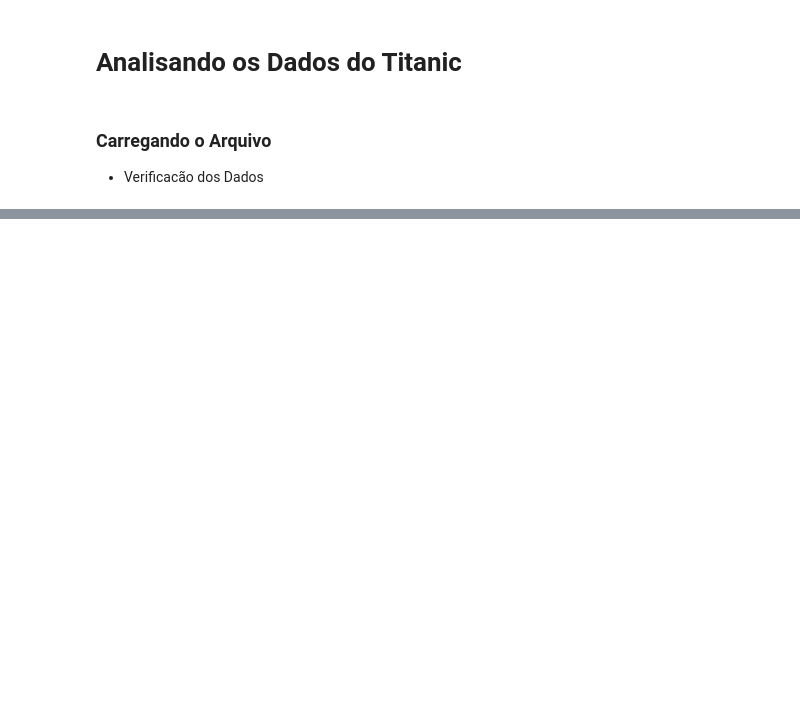
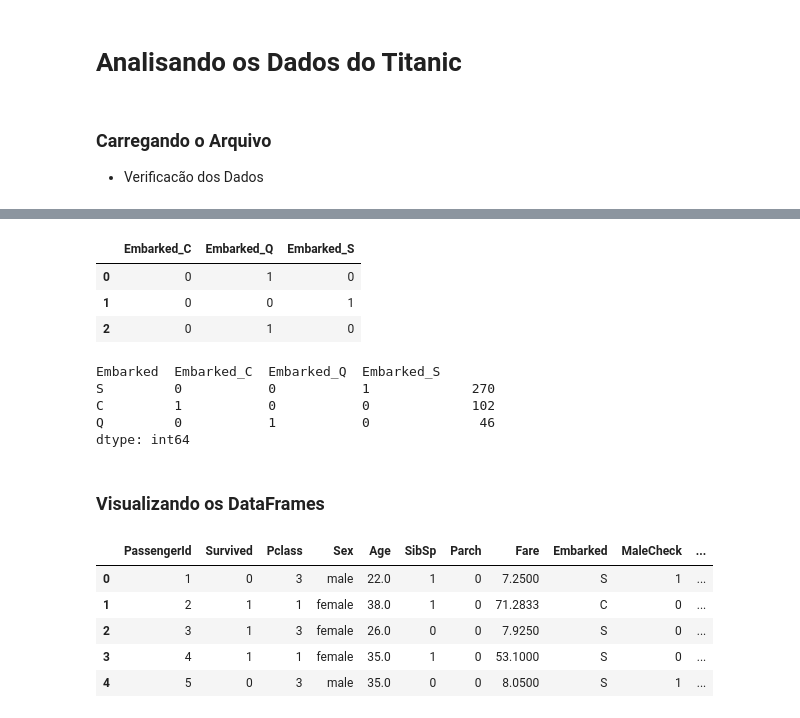
Before and after one commit to alexendrios/dashboard_titanic, a Jupyter notebook: titanic/titanic.ipynb, the cells around one changed output, grey strips where cells are left out. Saved outputs shown, nothing was run; the diff lists cells and outputs as text; code cells hidden in the pictures; blank space fills up the shorter version.

```diff
--- a/titanic/titanic.ipynb
+++ b/titanic/titanic.ipynb
@@ -95,0 +199,2 @@ Porcentagens Age -> Dados Nulos: 25.9%
+# %%
+treino.loc[treino.Embarked.isnull(),'Embarked'] = treino.Embarked.mode()[0]
@@ -95,0 +463,6 @@ Porcentagens Age -> Dados Nulos: 25.9%
+# %%
+# Usando uma lambda function para fazer esse tratamento
+treino['MaleCheck'] = treino.Sex.apply(lambda x: 1 if x == 'male' else 0)
+
+# Verificando os valores
+treino[['Sex','MaleCheck']].value_counts()
@@ -95,0 +478,16 @@ Porcentagens Age -> Dados Nulos: 25.9%
+# %%
+# Criando o encoder
+ohe = OneHotEncoder(handle_unknown='ignore', dtype='int32')
+
+# Fazendo o fit com os dados
+ohe.fit(treino[['Embarked']])
+
+# Fazendo a transformação
+data_one = ohe.transform(treino[['Embarked']]).toarray()
+
+# Obtendo os nomes das features após a transformação
+feature_names = ohe.get_feature_names(['Embarked'])
+
+# Transformando esse resultado em um DataFrame
+ohe_df = pd.DataFrame(data_one, columns=feature_names)
+ohe_df.head(3)
@@ -95,0 +499,6 @@ Porcentagens Age -> Dados Nulos: 25.9%
+# %%
+# Podemos agora adicionar essa coluna na nossa base de treino
+treino = pd.concat([treino,ohe_df],axis=1)
+
+# Verificando os valores
+treino[['Embarked','Embarked_C','Embarked_Q','Embarked_S']].value_counts()
@@ -95,0 +542,44 @@ Porcentagens Age -> Dados Nulos: 25.9%
+# %%
+# Criando o encoder
+ohe = OneHotEncoder(handle_unknown='ignore', dtype='int32')
+
+# Fazendo o fit com os dados
+ohe.fit(teste[['Embarked']])
+
+# Fazendo a transformação
+data_one = ohe.transform(teste[['Embarked']]).toarray()
+
+# Obtendo os nomes das features após a transformação
+feature_names = ohe.get_feature_names(['Embarked'])
+
+# Transformando esse resultado em um DataFrame
+ohe_df = pd.DataFrame(data_one, columns=feature_names)
+ohe_df.head(3)
+# %% [output]
+|  | Embarked_C | Embarked_Q | Embarked_S |
+| 0 | 0 | 1 | 0 |
+| 1 | 0 | 0 | 1 |
+| 2 | 0 | 1 | 0 |
+# %%
+# Podemos agora adicionar essa coluna na nossa base de treino
+teste = pd.concat([teste,ohe_df],axis=1)
+
+# Verificando os valores
+teste[['Embarked','Embarked_C','Embarked_Q','Embarked_S']].value_counts()
+# %% [output]
+Embarked  Embarked_C  Embarked_Q  Embarked_S
+S         0           0           1             270
+C         1           0           0             102
+Q         0           1           0              46
+dtype: int64
+# %% [markdown]
+### Visualizando os DataFrames
+# %%
+treino.head(5)
+# %% [output]
+|  | PassengerId | Survived | Pclass | Sex | Age | SibSp | Parch | Fare | Embarked | MaleCheck | ... |
+| 0 | 1 | 0 | 3 | male | 22.0 | 1 | 0 | 7.2500 | S | 1 | ... |
+| 1 | 2 | 1 | 1 | female | 38.0 | 1 | 0 | 71.2833 | C | 0 | ... |
+| 2 | 3 | 1 | 3 | female | 26.0 | 0 | 0 | 7.9250 | S | 0 | ... |
+| 3 | 4 | 1 | 1 | female | 35.0 | 1 | 0 | 53.1000 | S | 0 | ... |
+| 4 | 5 | 0 | 3 | male | 35.0 | 0 | 0 | 8.0500 | S | 1 | ... |
```
Also changed, not shown: parts of 90 cells of this notebook, 7 other files.
